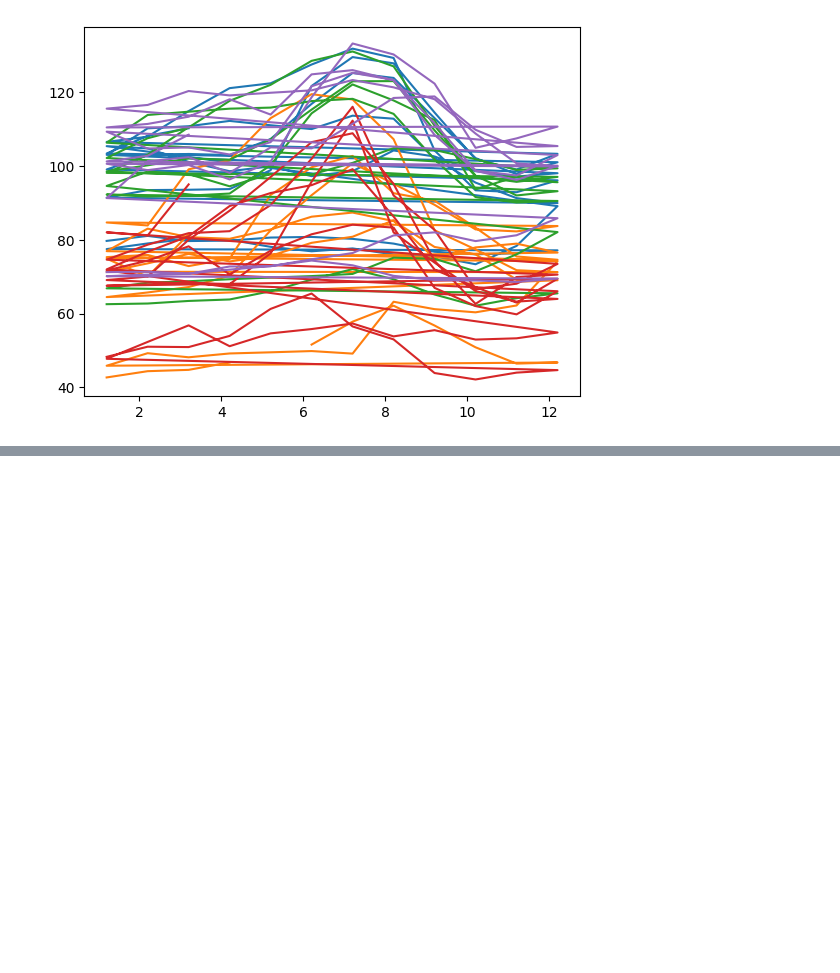
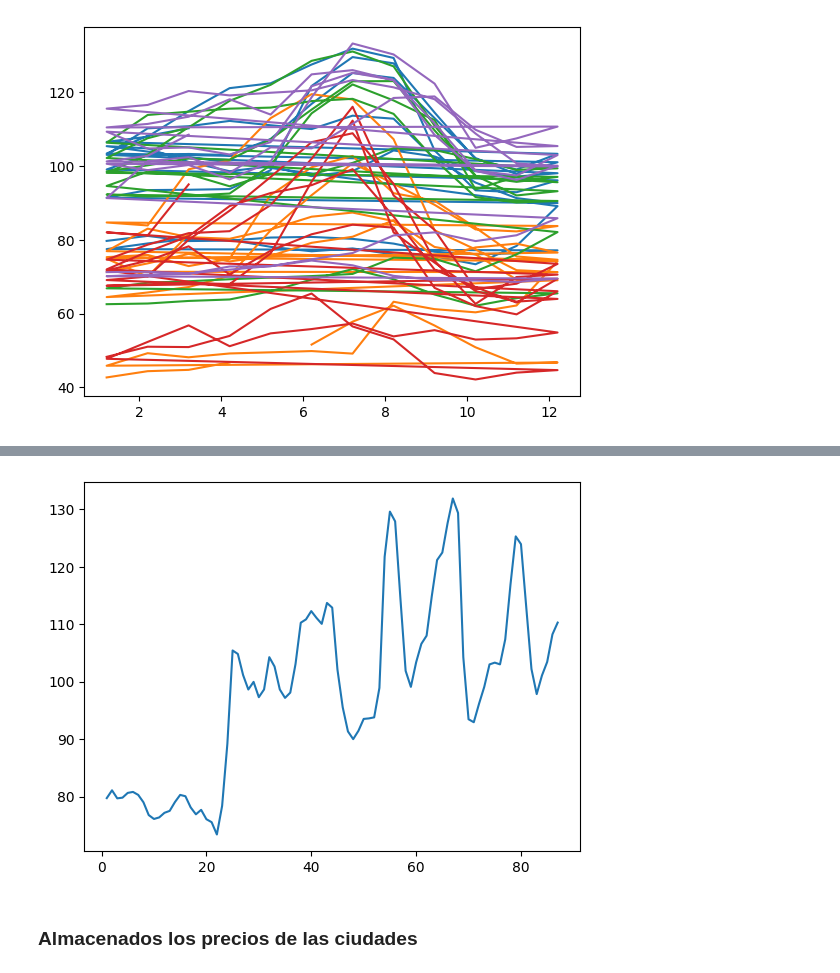
Before and after one commit to LejImkoaj/numpy-analisis-con-python, a Jupyter notebook: numpy.ipynb, the cells around one changed output, grey strips where cells are left out. Cells and saved outputs as stored; diff of their text form; code cells hidden in the pictures; blank space fills up the shorter version.

```diff
--- a/numpy.ipynb
+++ b/numpy.ipynb
@@ -125,0 +130,7 @@ plt.plot(fechas,precios);
+# %%
+fechas = np.arange(1,88,1)
+plt.plot(fechas,precios[:,0], label='Precio Manzana Fuji');
+# %% [output]
+[figure, added]
+# %% [markdown]
+### Almacenados los precios de las ciudades
```
Also changed, not shown: parts of 3 cells of this notebook, 1 other file.
